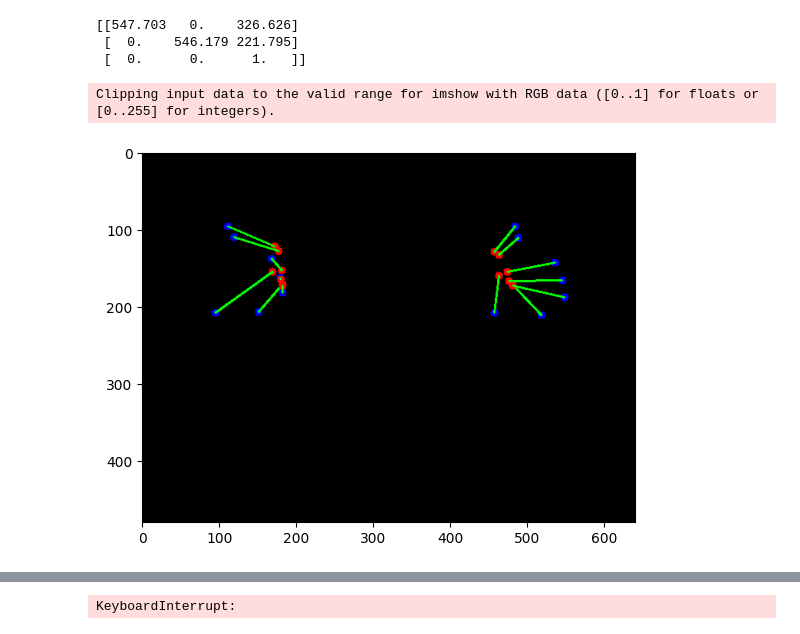
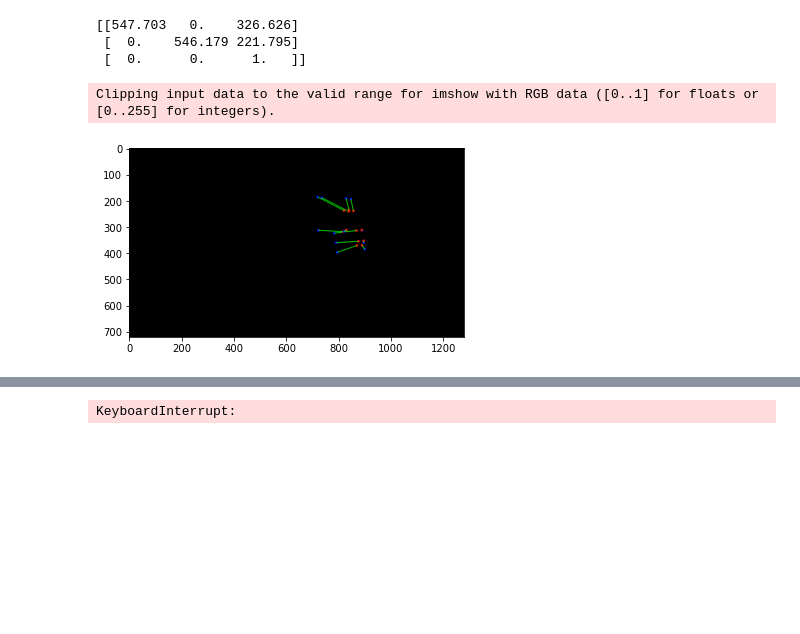
Before and after one commit to event-driven-robotics/hpe-core, a Jupyter notebook: datasets/vicon_processing/notebooks/estimation_with_markers.ipynb, the cells around one changed output, grey strips where cells are left out. Cells and saved outputs as stored; diff of their text form; code cells hidden in the pictures; blank space fills up the shorter version.

```diff
--- a/datasets/vicon_processing/notebooks/estimation_with_markers.ipynb
+++ b/datasets/vicon_processing/notebooks/estimation_with_markers.ipynb
@@ -21,4 +24,4 @@ from vicon_processing.src import vis_utils, utils
 # %%
 # import the DVS data
-dvs_file_path = '/home/schiavazza/data/hpe/vicon_recordings/stefano/1'
+dvs_file_path = '/home/schiavazza/data/hpe/calibtest/1/ATIS_D'
 dvs_helper = DvsHelper(dvs_file_path)
@@ -37,6 +42,6 @@ print(labels)
 # %%
 # load c3d vicon data
-c3d_file_path = '/home/schiavazza/data/hpe/vicon_recordings/EDPR_hpe/human_pose_estimation/P000/session/giovanna5.c3d'
+c3d_file_path = '/home/schiavazza/data/hpe/vicon/side_f1.c3d'
 c3d_helper = C3dHelper(c3d_file_path)
 print(c3d_helper.reader.point_labels)
 # %% [output]
@@ -158,5 +161,5 @@ print(T)
 # %%
-T = np.load('data/transformation.npy')
+# T = np.load('../scripts/data/extrinsic.npy')
 # %%
 print(Rotation.from_matrix(T[:3, :3]).as_euler('xyz'))
 print(T[:3, :3])
@@ -245,13 +257,13 @@ projected_points = proj_helper.project_to_frame(
 # %%
 %matplotlib inline
 plt.clf()
-frame = np.zeros((480, 640, 3))
+frame = np.zeros((720, 1280, 3))
 frame = vis_utils.plot_2d_difference(frame, proj_helper.image_points, projected_points)
 plt.imshow(frame)
 plt.show()
 # %% [output]
 Clipping input data to the valid range for imshow with RGB data ([0..1] for floats or [0..255] for integers).
-[figure, old version]
+[figure, new version]
 # %%
 %matplotlib inline
 fig = plt.figure()
```
Also changed, not shown: parts of 23 cells of this notebook, 8 other files.
